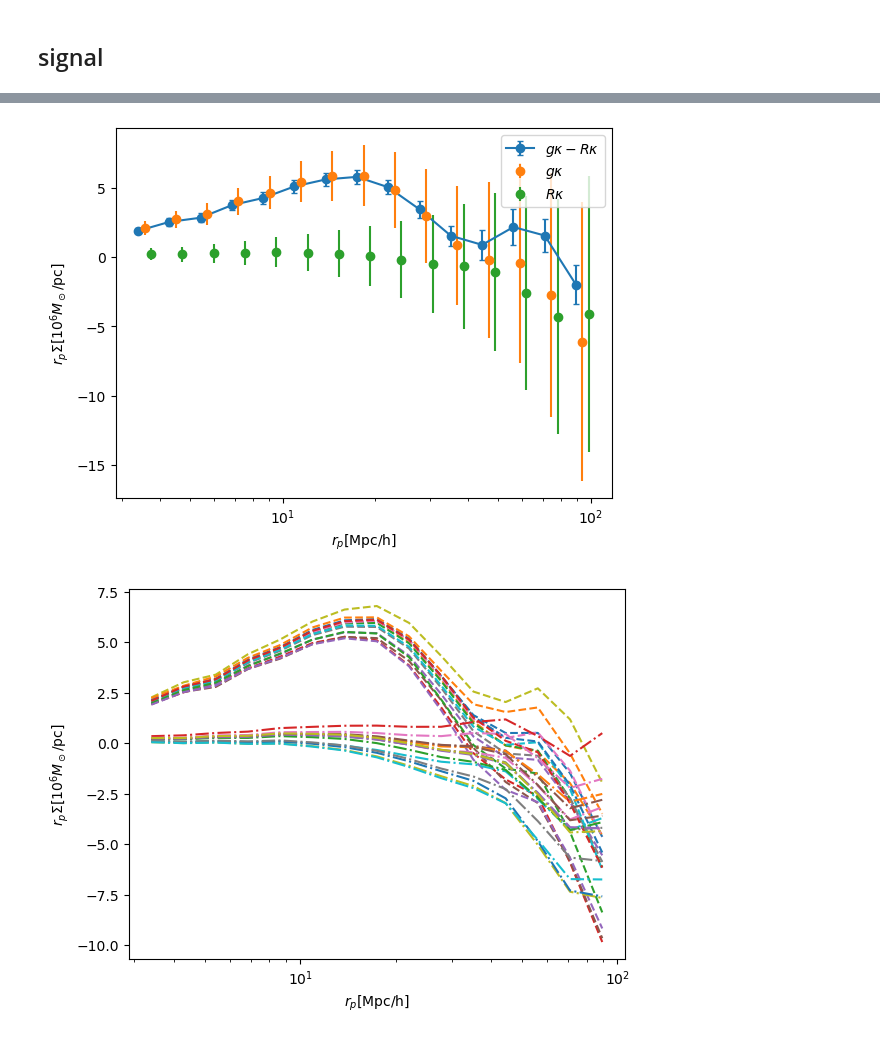
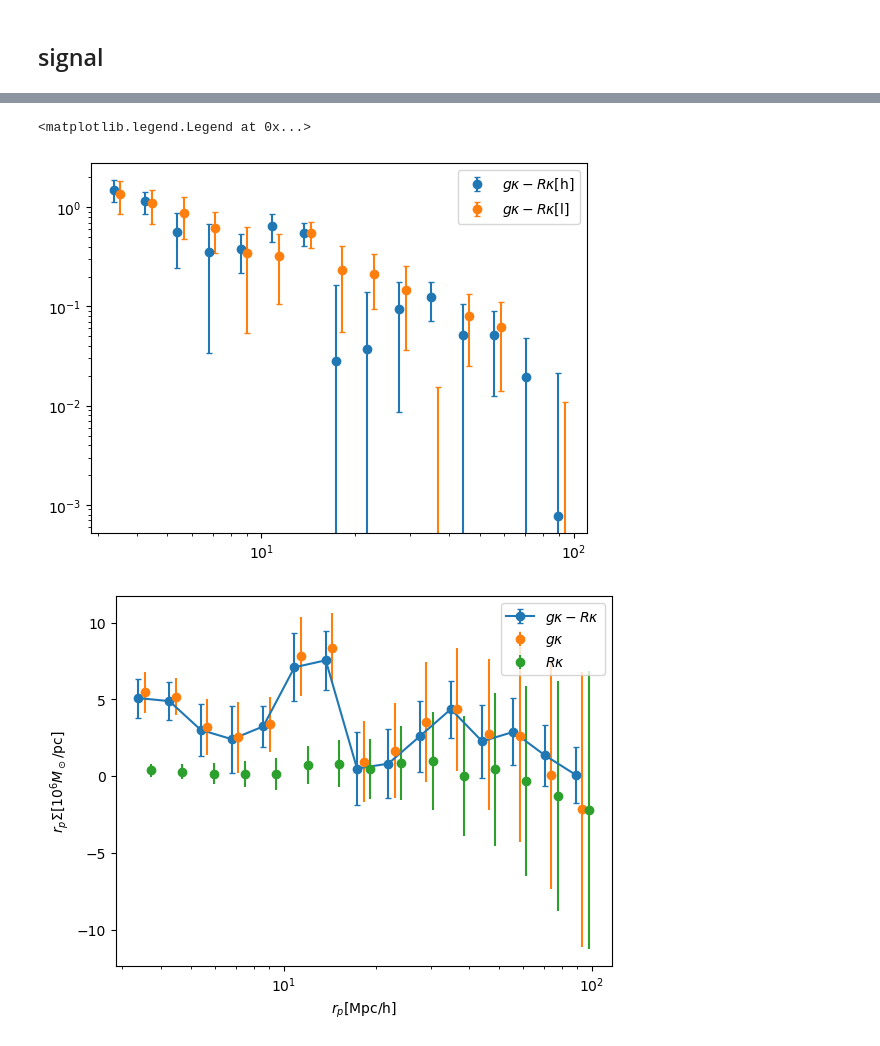
Before and after one commit to MeloDi-23/quasar-CMB-lensing-correlation, a Jupyter notebook: jupyter/result_quasar_z.ipynb, the cells around one changed output, grey strips where cells are left out. Saved outputs shown, nothing was run; the diff lists cells and outputs as text; code cells hidden in the pictures.

```diff
--- a/jupyter/result_quasar_z.ipynb
+++ b/jupyter/result_quasar_z.ipynb
@@ -42 +16,5 @@ elif len(dat_t) == 2:
+# %%
+zmin = 1.5
+zmax = 2
+suffix = 'h_2048'
 # %%
@@ -140,0 +73,9 @@ plt.show()
+# %%
+sampler_r = calculate_jackknife_variance(value_r, weight_r, pix_r, norm_cov=True)
+
+plt.imshow(sampler_r['cov'], origin='lower', vmin=-1, vmax=1)
+plt.title('random point')
+plt.colorbar()
+if savefig:
+    plt.savefig('./fig/cov_r')
+plt.show()
@@ -164,0 +86,8 @@ plt.show()
+# %%
+sampler_sub = calculate_jackknife_variance(value, weight, pix, value_r, weight_r, pix_r, norm_cov=True)
+plt.imshow(sampler_sub['cov'], origin='lower', vmin=-1, vmax=1)
+plt.title('quasar-random')
+plt.colorbar()
+if savefig:
+    plt.savefig('./fig/cov_qr')
+plt.show()
@@ -192,31 +112,40 @@ plt.loglog()
+# %%
+res_h_2048 = np.loadtxt('quasar_lss_sigma_h_2048')
+res_l_2048 = np.loadtxt('quasar_lss_sigma_l_2048')
+r_p = res_h_2048[:,0]
+plt.errorbar(r_p, res_h_2048[:,1], res_h_2048[:,2], capsize=2, fmt='o', label='$g\\kappa-R\\kappa$[h]')
+plt.errorbar(r_p*1.05, res_l_2048[:,1], res_l_2048[:,2], capsize=2, fmt='o', label='$g\\kappa-R\\kappa$[l]')
+plt.loglog()
+plt.legend()
+# plt.savefig('./fig/quasar_lss_1_sigma')
+# %% [output]
+<matplotlib.legend.Legend at 0x...>
+[figure, added]
 # %%
-r_bins = np.geomspace(3, 100, 15+1)        # unit: cMpc/h
-r = (r_bins[1:]+r_bins[:-1])/2
-sig = mean-mean_r
-plt.errorbar(r, r*sig, r*std_sub, capsize=2, fmt='-o', label='$g\\kappa-R\\kappa$')
-plt.errorbar(r*1.05, r*mean, r*std, label='$g\\kappa$', fmt='o')
-plt.errorbar(r*1.05*1.05, r*mean_r, r*std_r, label='$R\\kappa$', fmt='o')
+r_p = dp.r_p
+plt.errorbar(r_p, r_p*sampler_sub.mean, r_p*sampler_sub.std, capsize=2, fmt='-o', label='$g\\kappa-R\\kappa$')
+plt.errorbar(r_p*1.05, r_p*sampler_q.mean, r_p*sampler_q.std, label='$g\\kappa$', fmt='o')
+plt.errorbar(r_p*1.05*1.05, r_p*sampler_r.mean, r_p*sampler_r.std, label='$R\\kappa$', fmt='o')
 plt.semilogx()
 plt.xlabel('$r_p[\\mathrm{Mpc/h}]$')
 plt.ylabel('$r_p\\Sigma[10^6 M_\\odot/\\mathrm{pc}]$')
 # plt.ylim(top=50)
 plt.legend()
 if savefig:
     plt.savefig('./fig/quasar_random.jpg')
 plt.show()
 
-for i in range(jack_val_q.shape[1]):
-    plt.plot(r, r*jack_val_q[i], '--')
-for i in range(jack_val_r.shape[1]):
-    plt.plot(r, r*jack_val_r[i], '-.')
+# for i in range(jack_val_q.shape[1]):
+#     plt.plot(r_p, r_p*jack_val_q[i], '--')
+# for i in range(jack_val_r.shape[1]):
+#     plt.plot(r_p, r_p*jack_val_r[i], '-.')
 
-plt.semilogx()
-plt.xlabel('$r_p[\\mathrm{Mpc/h}]$')
-plt.ylabel('$r_p\\Sigma[10^6 M_\\odot/\\mathrm{pc}]$')
+# plt.semilogx()
+# plt.xlabel('$r_p[\\mathrm{Mpc/h}]$')
+# plt.ylabel('$r_p\\Sigma[10^6 M_\\odot/\\mathrm{pc}]$')
 
 if savefig:
     plt.savefig('./fig/quasar_random_jack.jpg')
 plt.show()
 # %% [output]
-[figure, old version]
+[figure, new version]
-[figure, removed]
```
Also changed, not shown: parts of 17 cells of this notebook, 29 other files.
